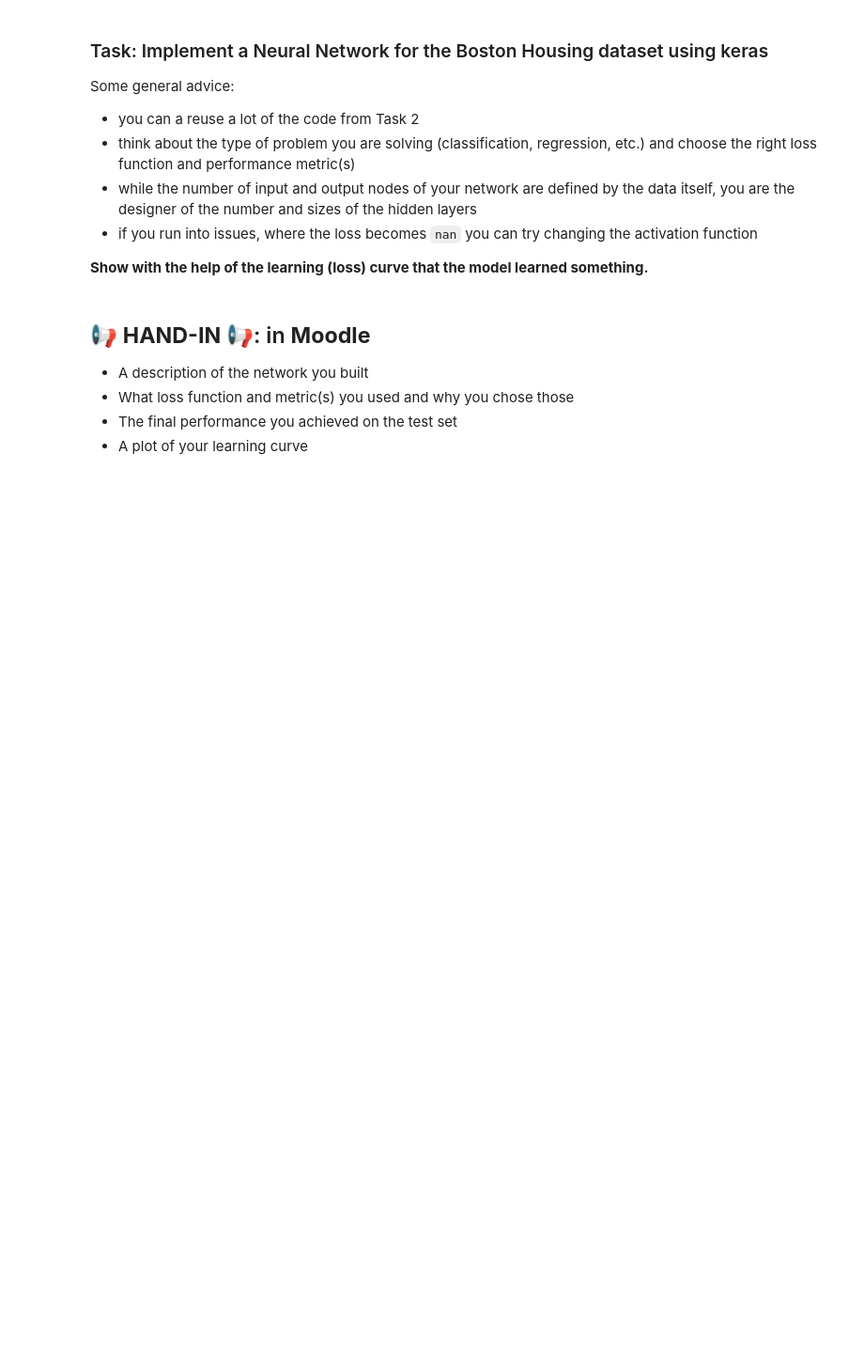
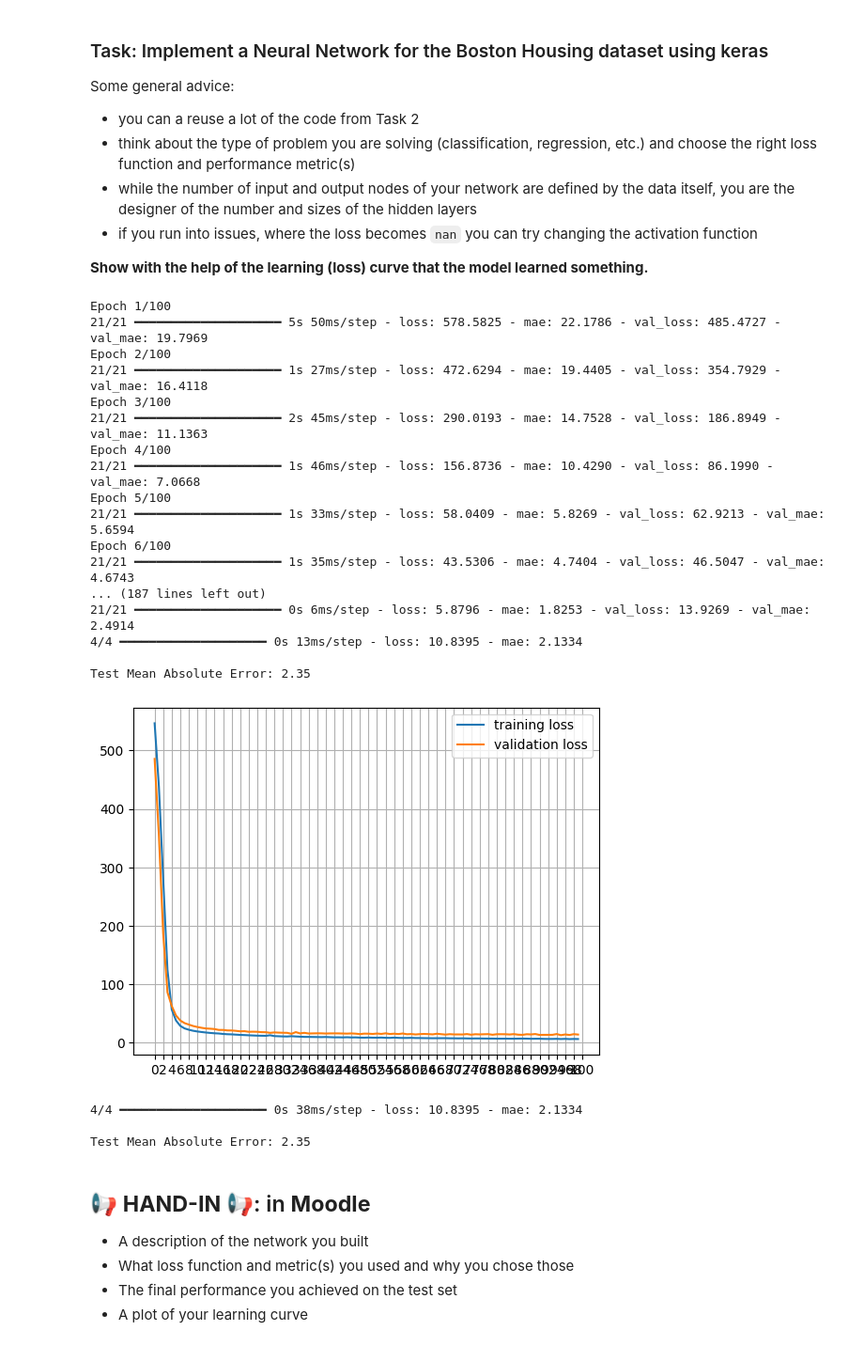
Before and after one commit to ThomasTopuz/AttraversamentoPalude, a Jupyter notebook: week7/L07_Training_NNs.ipynb, the cells around one changed output. Shown at 94% size. Cells and saved outputs as stored; diff of their text form; code cells hidden in the pictures; blank space fills up the shorter version.

```diff
--- a/week7/L07_Training_NNs.ipynb
+++ b/week7/L07_Training_NNs.ipynb
@@ -509,3 +488,63 @@ Some general advice:
+# %%
+# --- Normalize features ---
+
+from sklearn.preprocessing import StandardScaler
+from keras.optimizers import Adam
+
+scaler = StandardScaler()
+x_train = scaler.fit_transform(x_train)
+x_test = scaler.transform(x_test)
+
+# --- Build Neural Network ---
+model = Sequential([
+    Dense(64, activation='relu', input_shape=(x_train.shape[1],)),
+    Dense(64, activation='relu'),
+    Dense(1)  # single continuous output for regression
+])
+
+# --- Compile Model ---
+model.compile(optimizer=Adam(learning_rate=0.001), loss='mse', metrics=['mae'])
+
+# --- Train Model ---
+history = model.fit(
+    x_train, y_train,
+    validation_split=0.2,
+    epochs=100,
+    batch_size=16,
+    verbose=1
+)
+
+# --- Evaluate Model ---
+test_loss, test_mae = model.evaluate(x_test, y_test)
+print(f"\nTest Mean Absolute Error: {test_mae:.2f}")
+
+plot_history(history)
+# %% [output]
+Epoch 1/100
+21/21 ━━━━━━━━━━━━━━━━━━━━ 5s 50ms/step - loss: 578.5825 - mae: 22.1786 - val_loss: 485.4727 - val_mae: 19.7969
+Epoch 2/100
+21/21 ━━━━━━━━━━━━━━━━━━━━ 1s 27ms/step - loss: 472.6294 - mae: 19.4405 - val_loss: 354.7929 - val_mae: 16.4118
+Epoch 3/100
+21/21 ━━━━━━━━━━━━━━━━━━━━ 2s 45ms/step - loss: 290.0193 - mae: 14.7528 - val_loss: 186.8949 - val_mae: 11.1363
+Epoch 4/100
+21/21 ━━━━━━━━━━━━━━━━━━━━ 1s 46ms/step - loss: 156.8736 - mae: 10.4290 - val_loss: 86.1990 - val_mae: 7.0668
+Epoch 5/100
+21/21 ━━━━━━━━━━━━━━━━━━━━ 1s 33ms/step - loss: 58.0409 - mae: 5.8269 - val_loss: 62.9213 - val_mae: 5.6594
+Epoch 6/100
+21/21 ━━━━━━━━━━━━━━━━━━━━ 1s 35ms/step - loss: 43.5306 - mae: 4.7404 - val_loss: 46.5047 - val_mae: 4.6743
+... (187 lines left out)
+21/21 ━━━━━━━━━━━━━━━━━━━━ 0s 6ms/step - loss: 5.8796 - mae: 1.8253 - val_loss: 13.9269 - val_mae: 2.4914
+4/4 ━━━━━━━━━━━━━━━━━━━━ 0s 13ms/step - loss: 10.8395 - mae: 2.1334
+
+Test Mean Absolute Error: 2.35
+[figure, added]
+# %%
+test_loss, test_mae = model.evaluate(x_test, y_test)
+print(f"\nTest Mean Absolute Error: {test_mae:.2f}")
+# %% [output]
+4/4 ━━━━━━━━━━━━━━━━━━━━ 0s 38ms/step - loss: 10.8395 - mae: 2.1334
+
+Test Mean Absolute Error: 2.35
 # %% [markdown]
 ## 📢 **HAND-IN** 📢: in **Moodle**
 
```
Also changed, not shown: parts of 17 cells of this notebook.
